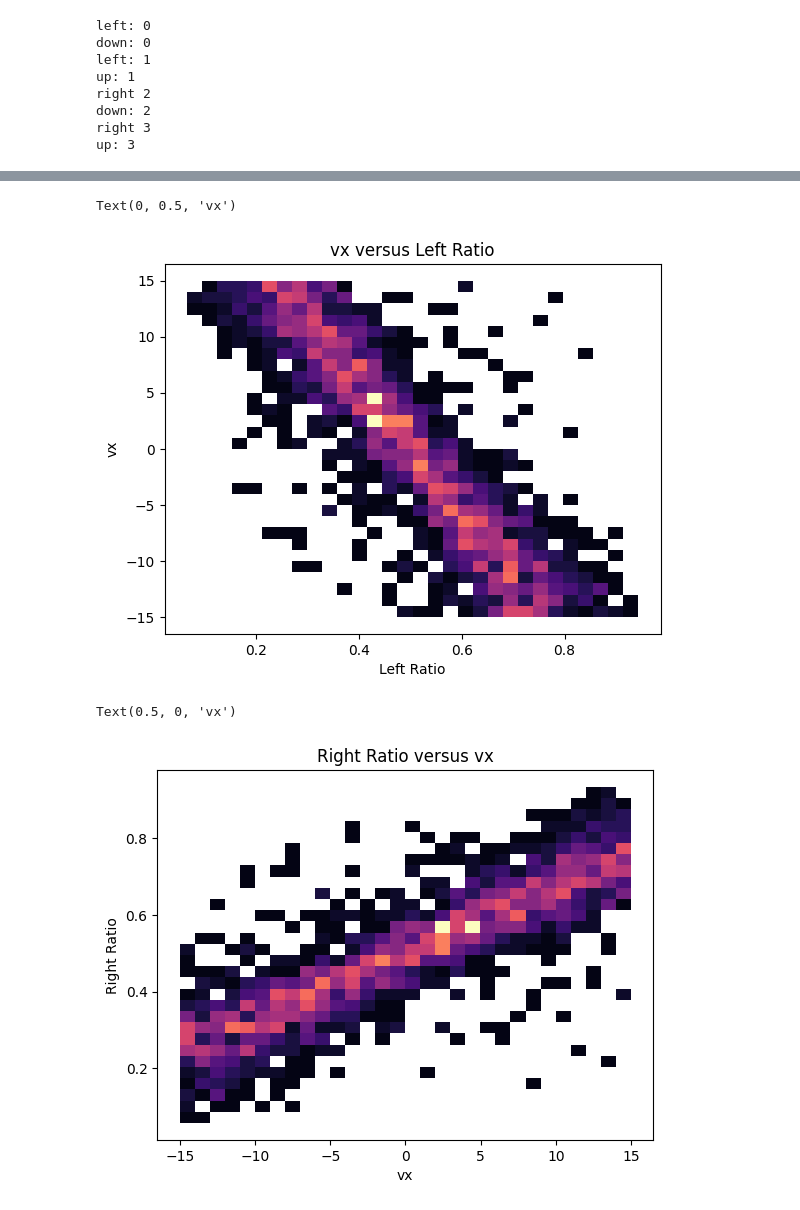
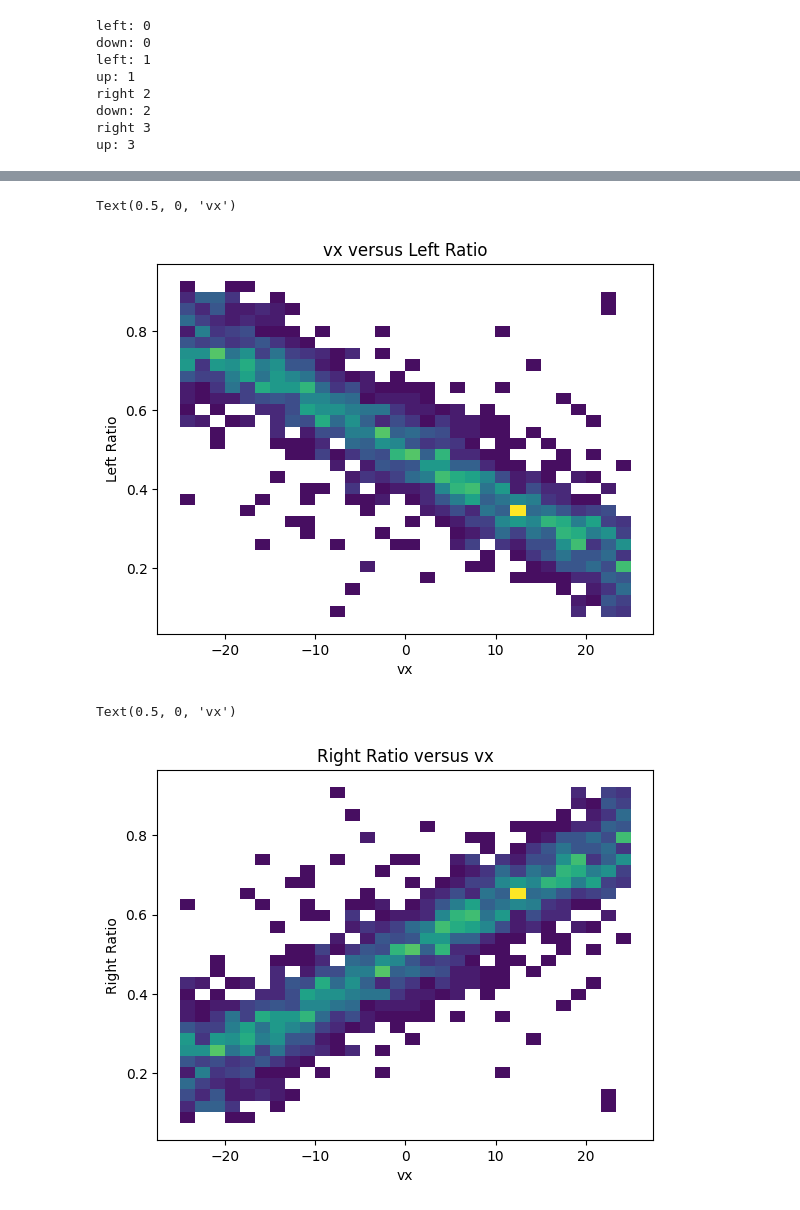
Before and after one commit to dobsonco/Detectors, a Jupyter notebook: processing.ipynb, the cells around one changed output, grey strips where cells are left out. Cells and saved outputs as stored; diff of their text form; code cells hidden in the pictures.

```diff
--- a/processing.ipynb
+++ b/processing.ipynb
@@ -8,7 +8,7 @@ import seaborn as sns
 # %% [markdown]
 ## Read csv
 # %%
-df: pd.DataFrame = pd.read_csv("neutron15x15.csv")
+df: pd.DataFrame = pd.read_csv("neutron25_25.csv")
 df.head()
 # %% [output]
 |  | vx | vy | vz | sci_photons | xpos0 | ypos0 | photons0 | xpos1 | ypos1 | photons1 | ... |
@@ -142,20 +127,20 @@ Name: total, Length: 2149, dtype: int64
 # %%
 left_ratio = left['total']/df['total']
-sns.histplot(y=df["vx"],x=left_ratio,cmap="magma",bins=30)
+sns.histplot(x=df["vx"],y=left_ratio,cmap="viridis",bins=30)
 plt.title("vx versus Left Ratio")
-plt.xlabel("Left Ratio")
-plt.ylabel("vx")
+plt.ylabel("Left Ratio")
+plt.xlabel("vx")
 # %% [output]
-Text(0, 0.5, 'vx')
+Text(0.5, 0, 'vx')
-[figure, old version]
+[figure, new version]
 # %%
 right_ratio = right['total']/df['total']
-sns.histplot(x=df["vx"],y=right_ratio,cmap="magma",bins=30)
+sns.histplot(x=df["vx"],y=right_ratio,cmap="viridis",bins=30)
 plt.title("Right Ratio versus vx")
 plt.ylabel("Right Ratio")
 plt.xlabel("vx")
 # %% [output]
 Text(0.5, 0, 'vx')
-[figure, old version]
+[figure, new version]
 # %%
 up_ratio = up['total']/df['total']
```
Also changed, not shown: parts of 10 cells of this notebook.
